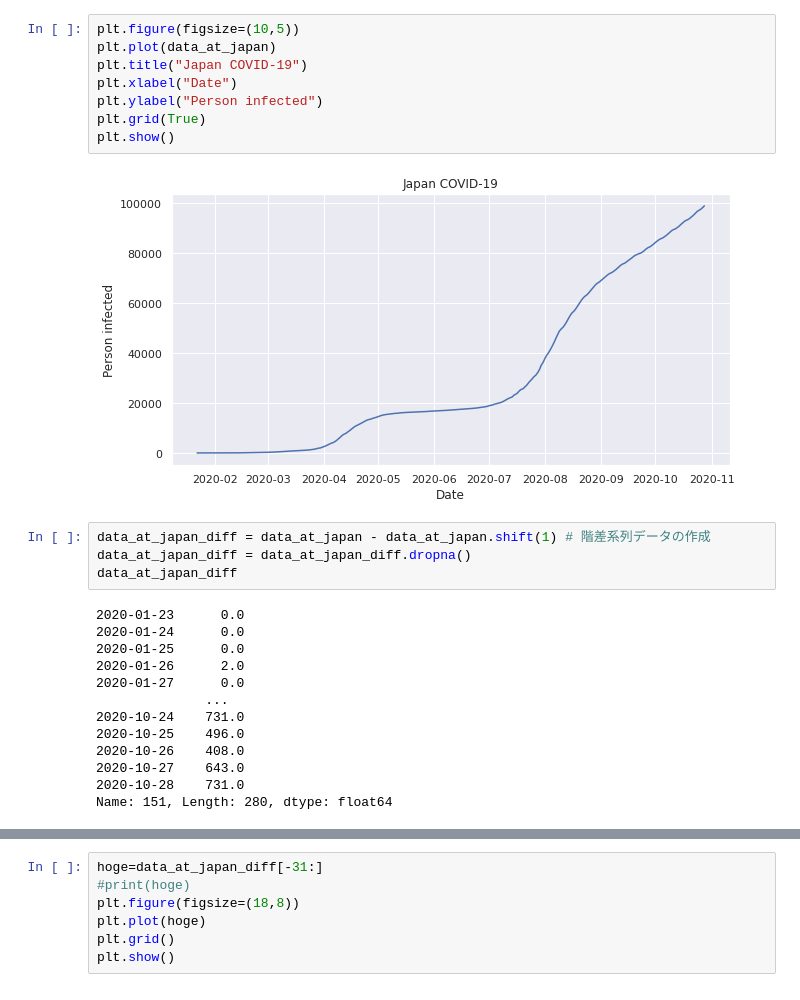
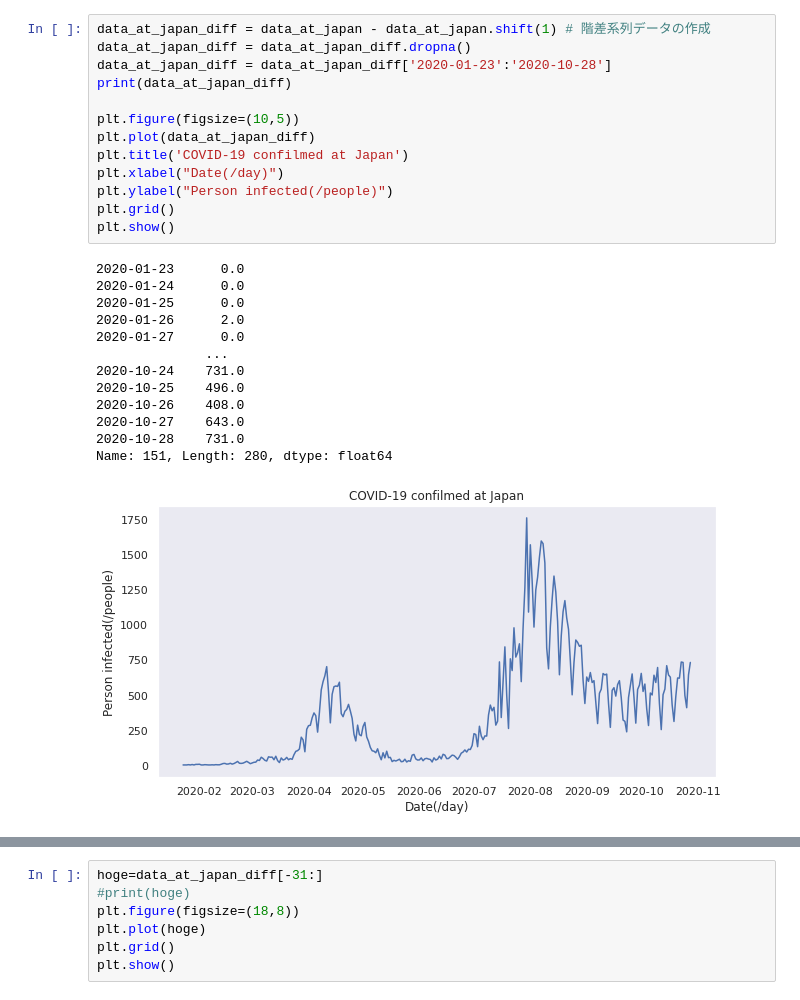
Before and after one commit to NaokiDohi/covid-19_analysis, a Jupyter notebook: covid_19_forecast_with_gru.ipynb, the cells around one changed output, grey strips where cells are left out. Drawn from its saved outputs; the diff is of its cells as text.

```diff
--- a/covid_19_forecast_with_gru.ipynb
+++ b/covid_19_forecast_with_gru.ipynb
@@ -72,27 +77,27 @@ Name: 151, Length: 281, dtype: int64
 # %%
+data_at_japan_diff = data_at_japan - data_at_japan.shift(1) # 階差系列データの作成
+data_at_japan_diff = data_at_japan_diff.dropna()
+data_at_japan_diff = data_at_japan_diff['2020-01-23':'2020-10-28']
+print(data_at_japan_diff)
+
 plt.figure(figsize=(10,5))
-plt.plot(data_at_japan)
-plt.title("Japan COVID-19")
-plt.xlabel("Date")
-plt.ylabel("Person infected")
-plt.grid(True)
+plt.plot(data_at_japan_diff)
+plt.title('COVID-19 confilmed at Japan')
+plt.xlabel("Date(/day)")
+plt.ylabel("Person infected(/people)")
+plt.grid()
 plt.show()
 # %% [output]
+2020-01-23      0.0
+2020-01-24      0.0
+2020-01-25      0.0
+2020-01-26      2.0
+2020-01-27      0.0
+              ...
+2020-10-24    731.0
+2020-10-25    496.0
+2020-10-26    408.0
+2020-10-27    643.0
+2020-10-28    731.0
+Name: 151, Length: 280, dtype: float64
-[figure, old version]
+[figure, new version]
-# %%
-data_at_japan_diff = data_at_japan - data_at_japan.shift(1) # 階差系列データの作成
-data_at_japan_diff = data_at_japan_diff.dropna()
-data_at_japan_diff
-# %% [output]
-2020-01-23      0.0
-2020-01-24      0.0
-2020-01-25      0.0
-2020-01-26      2.0
-2020-01-27      0.0
-              ...
-2020-10-24    731.0
-2020-10-25    496.0
-2020-10-26    408.0
-2020-10-27    643.0
-2020-10-28    731.0
-Name: 151, Length: 280, dtype: float64
```
Also changed, not shown: parts of 23 cells of this notebook.
